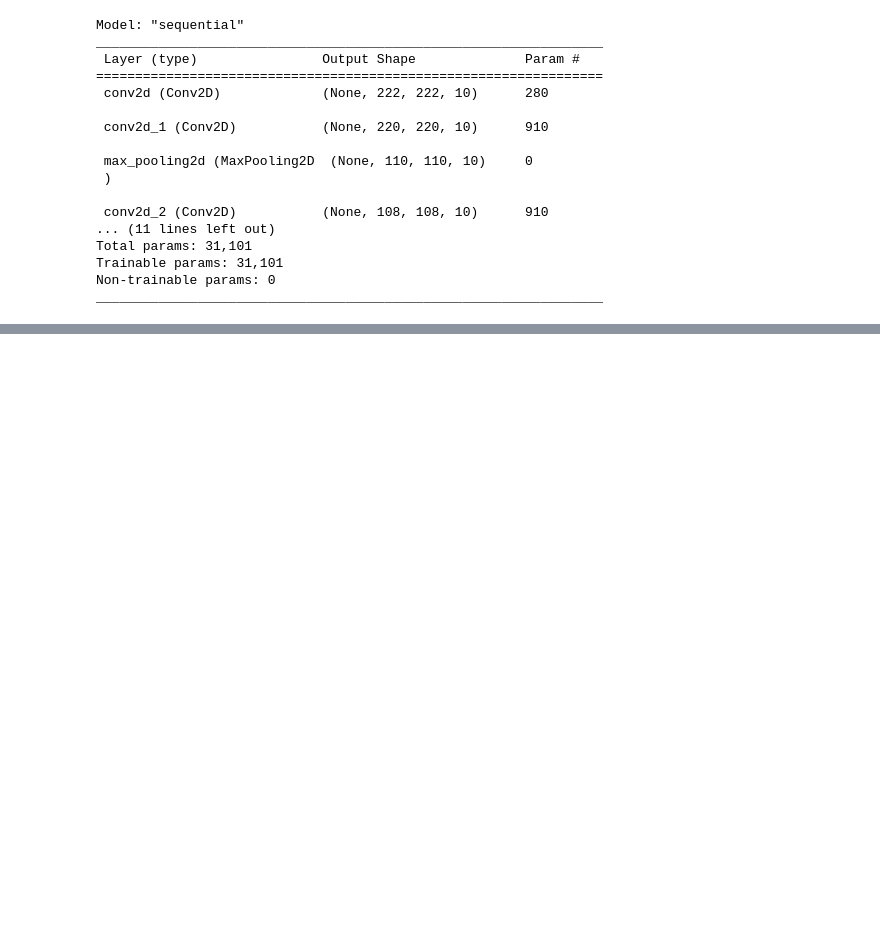
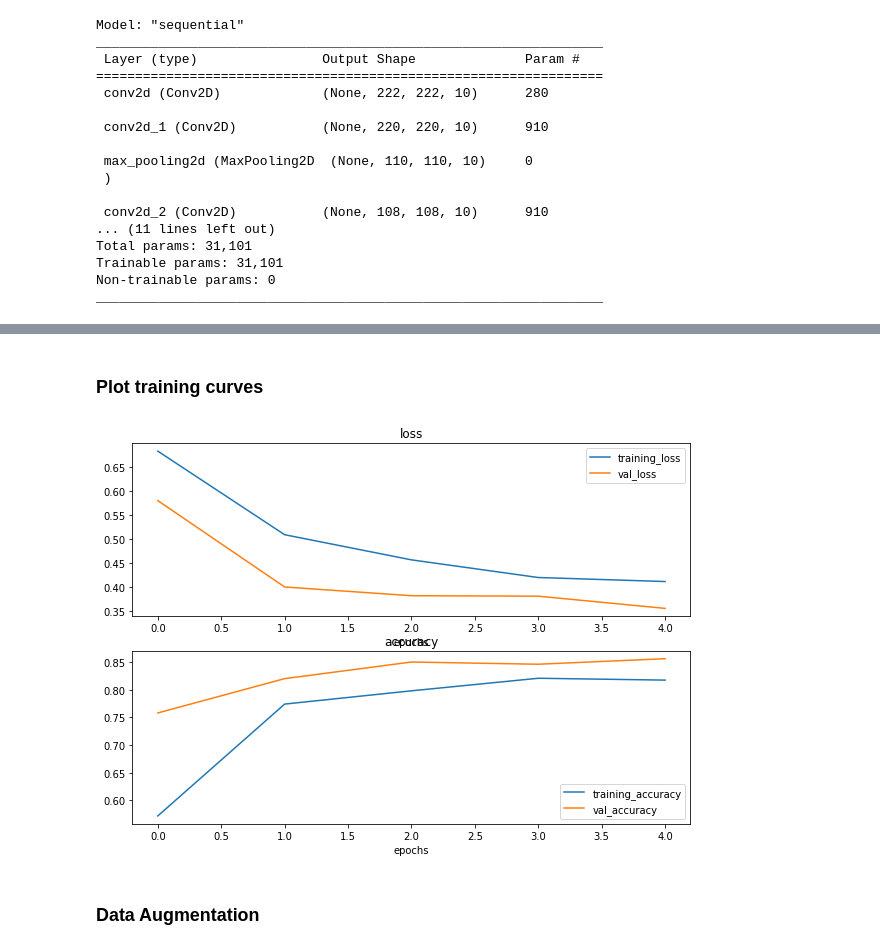
Before and after one commit to Muhammad-Zohair-Baig/Computer-Vision-Using-TensorFlow, a Jupyter notebook: 03_introduction_to_computer_vision_using_tensorflow.ipynb, the cells around one changed output, grey strips where cells are left out. Cells and saved outputs as stored; diff of their text form; code cells hidden in the pictures; blank space fills up the shorter version.

```diff
--- a/03_introduction_to_computer_vision_using_tensorflow.ipynb
+++ b/03_introduction_to_computer_vision_using_tensorflow.ipynb
@@ -261,0 +619,24 @@ _________________________________________________________________
+# %%
+# Create the model
+model_5 = Sequential([
+    Conv2D(10,3,activation = "relu",input_shape = (224,224,3)),
+    MaxPool2D(pool_size = 2),
+    Conv2D(10,3,activation="relu"),
+    MaxPool2D(),
+    Conv2D(10,3,activation="relu"),
+    MaxPool2D(),
+    Flatten(),
+    Dense(1,activation="sigmoid")
+])
+# %%
+#Compile the model
+model_5.compile(loss="binary_crossentropy",
+                optimizer = Adam(),
+                metrics = ["accuracy"])
+# %%
+# Fit the model
+history_5 = model_5.fit(train_data,
+                        epochs =5,
+                        steps_per_epoch = len(train_data),
+                        validation_data = test_data,
+                        validation_steps = len(valid_data))
@@ -261,0 +674,8 @@ _________________________________________________________________
+# %% [markdown]
+### Plot training curves
+# %%
+plot_loss_curves(history_5)
+# %% [output]
+[figure, added]
+# %% [markdown]
+### Data Augmentation
```
Also changed, not shown: parts of 45 cells of this notebook.
